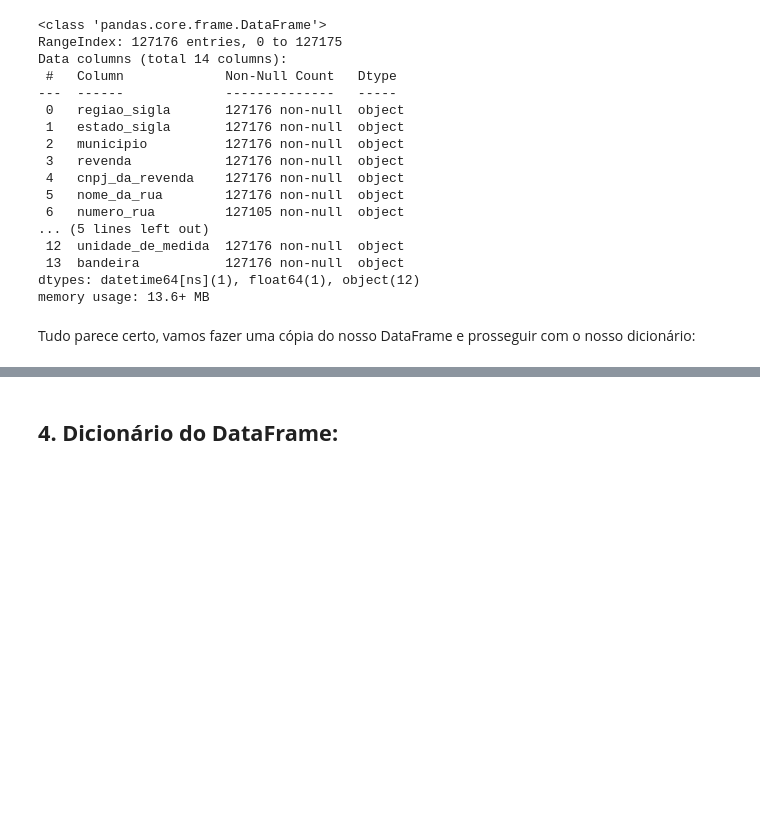
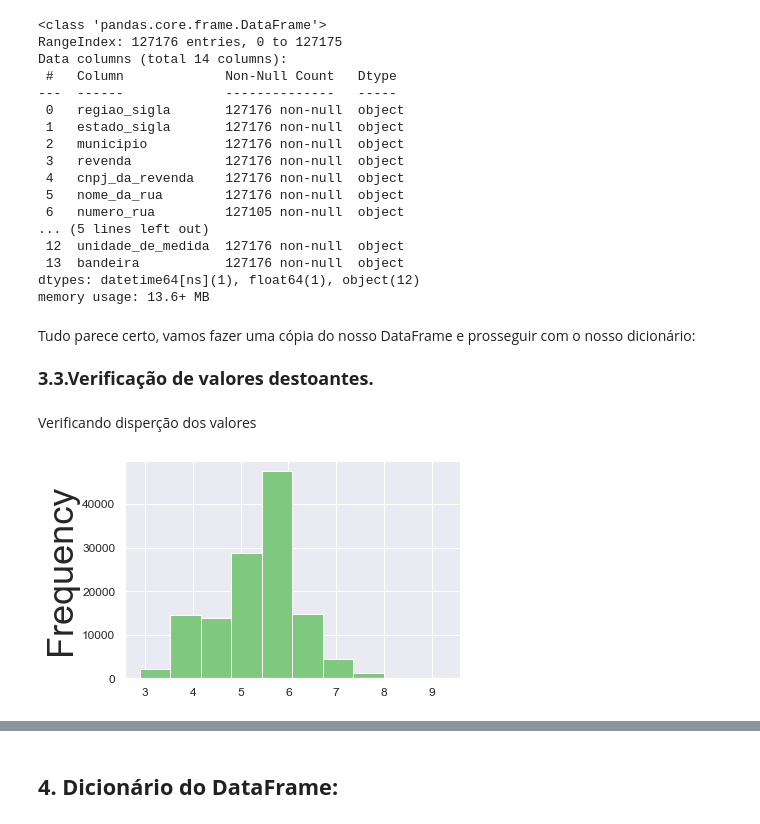
Before and after one commit to lucasCanella/Projeto-modulo-4, a Jupyter notebook: Projeto_módulo_4_Squad_6.ipynb, the cells around one changed output, grey strips where cells are left out. Saved outputs shown, nothing was run; the diff lists cells and outputs as text; code cells hidden in the pictures; blank space fills up the shorter version.

```diff
--- a/Projeto_módulo_4_Squad_6.ipynb
+++ b/Projeto_módulo_4_Squad_6.ipynb
@@ -278,3 +278,12 @@ memory usage: 13.6+ MB
 Tudo parece certo, vamos fazer uma cópia do nosso DataFrame e prosseguir com o nosso dicionário:
 # %%
 dados = dados_brutos.copy()
+# %% [markdown]
+ <font size="4"> **3.3.Verificação de valores destoantes.** </font>
+# %% [markdown]
+Verificando disperção dos valores
+# %%
+ex = dados_brutos.valor_de_venda.plot(kind='hist')
+ex.tick_params(labelsize=12)
+# %% [output]
+[figure, added]
```
Also changed, not shown: parts of 25 cells of this notebook.
